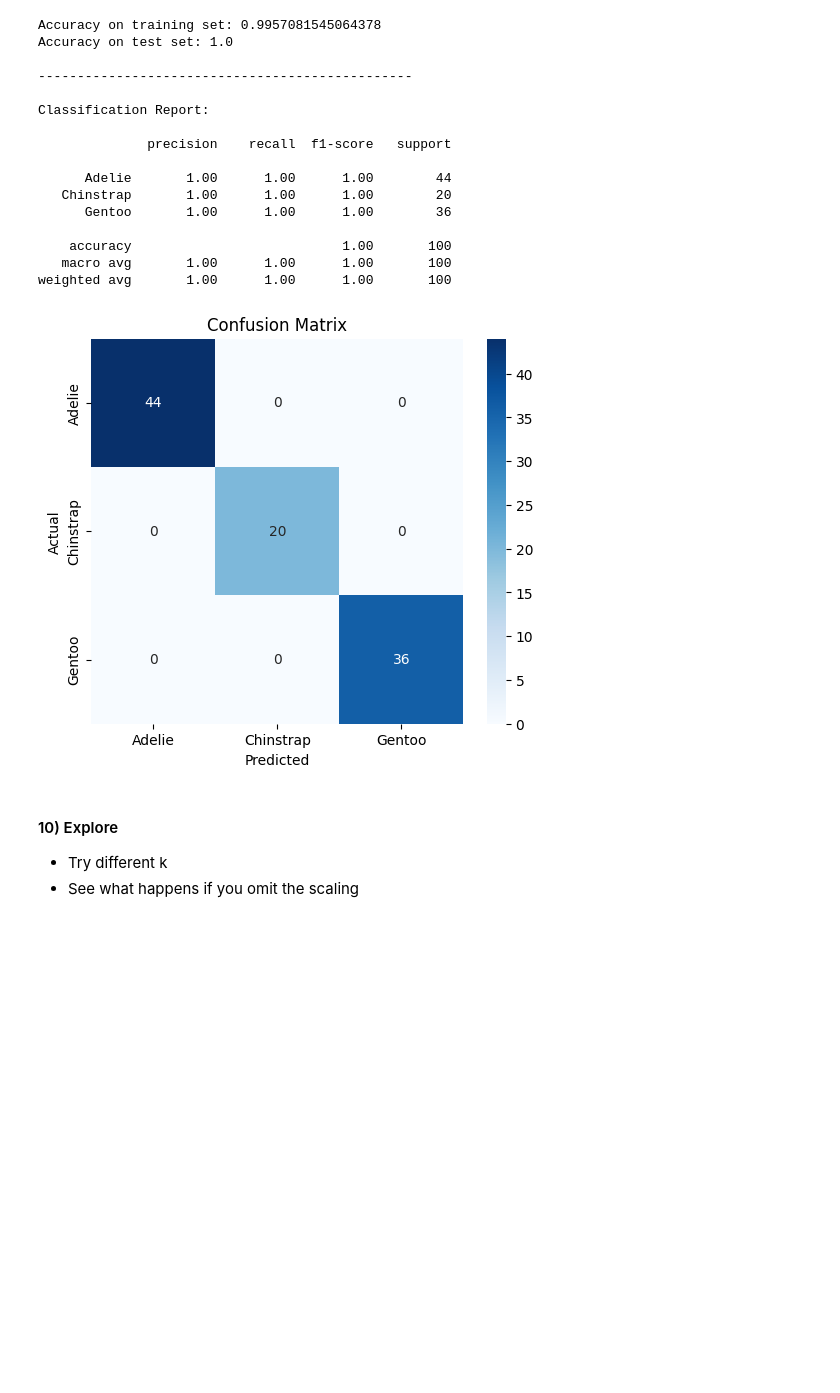
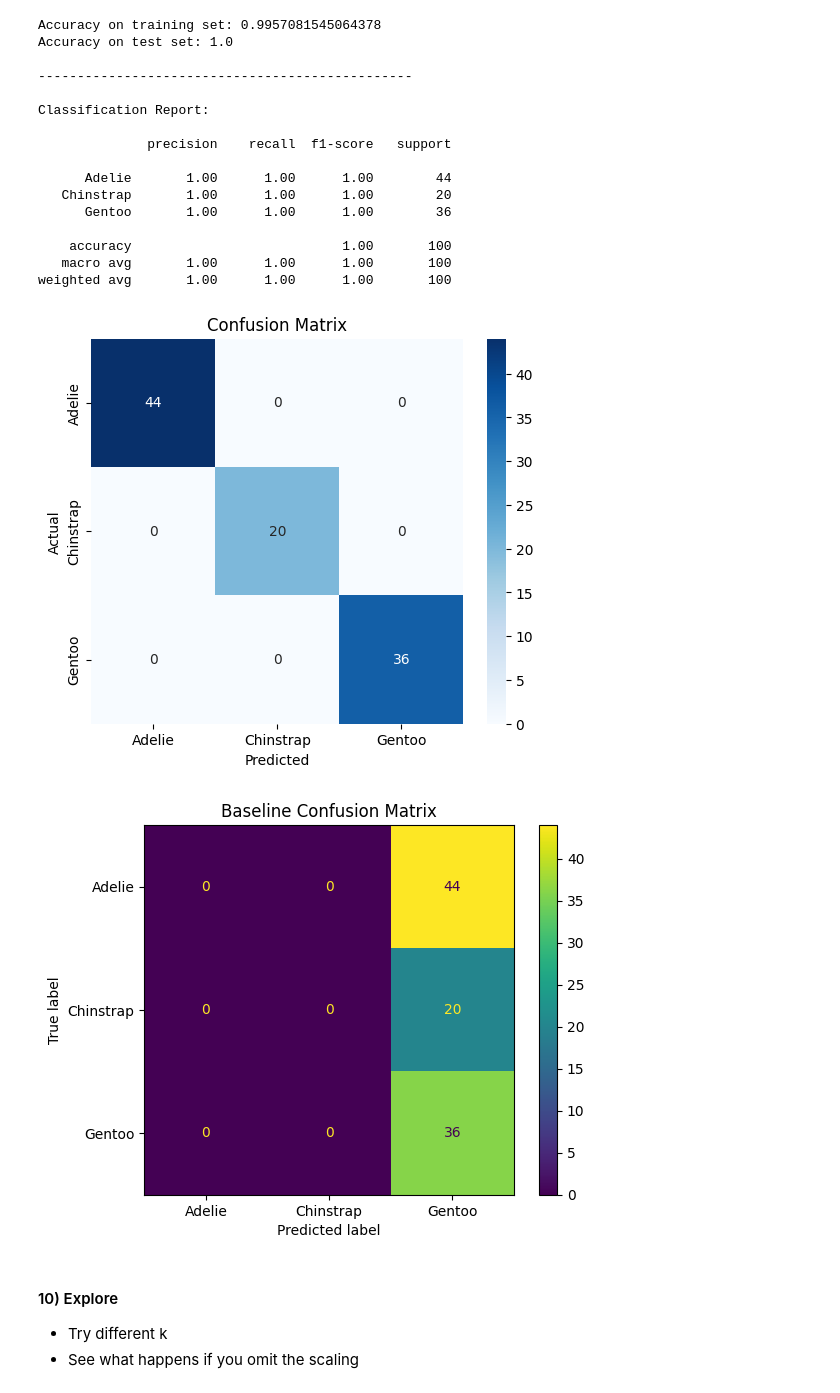
Before and after one commit to vgfs24tbst-coder/DSA104, a Jupyter notebook: lectures/session03/userfolder/KNN-penguins.ipynb, the cells around one changed output. Drawn from its saved outputs; the diff is of its cells as text; code cells hidden in the pictures; blank space fills up the shorter version.

```diff
--- a/lectures/session03/userfolder/KNN-penguins.ipynb
+++ b/lectures/session03/userfolder/KNN-penguins.ipynb
@@ -143,18 +143,23 @@ weighted avg       1.00      1.00      1.00       100
 # %%
 cm = confusion_matrix(y_test, y_test_pred)
 
 plt.figure(figsize=(6,5))
 sns.heatmap(cm, annot=True, fmt="d",
             xticklabels=knn.classes_,
             yticklabels=knn.classes_,
             cmap="Blues")
 
 plt.xlabel("Predicted")
 plt.ylabel("Actual")
 plt.title("Confusion Matrix")
 plt.show()
+
+""""ConfusionMatrixDisplay.from_estimator(knn, X_test, y_test)
+plt.title("Baseline Confusion Matrix")
+plt.show()
 # %% [output]
 [figure]
+[figure, added]
 # %% [markdown]
 #### 10) Explore
 - Try different k
```
Also changed, not shown: parts of 1 cell of this notebook, 3 other files.
